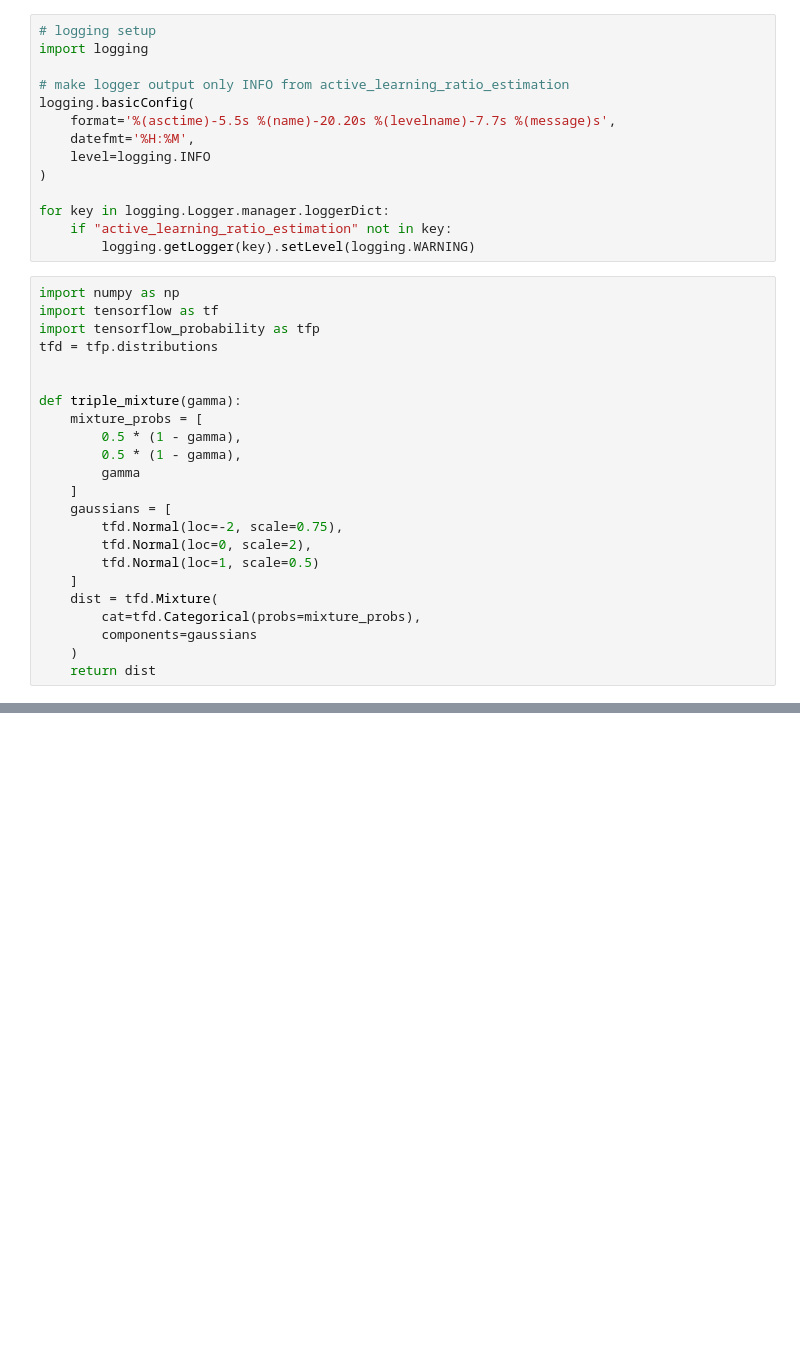
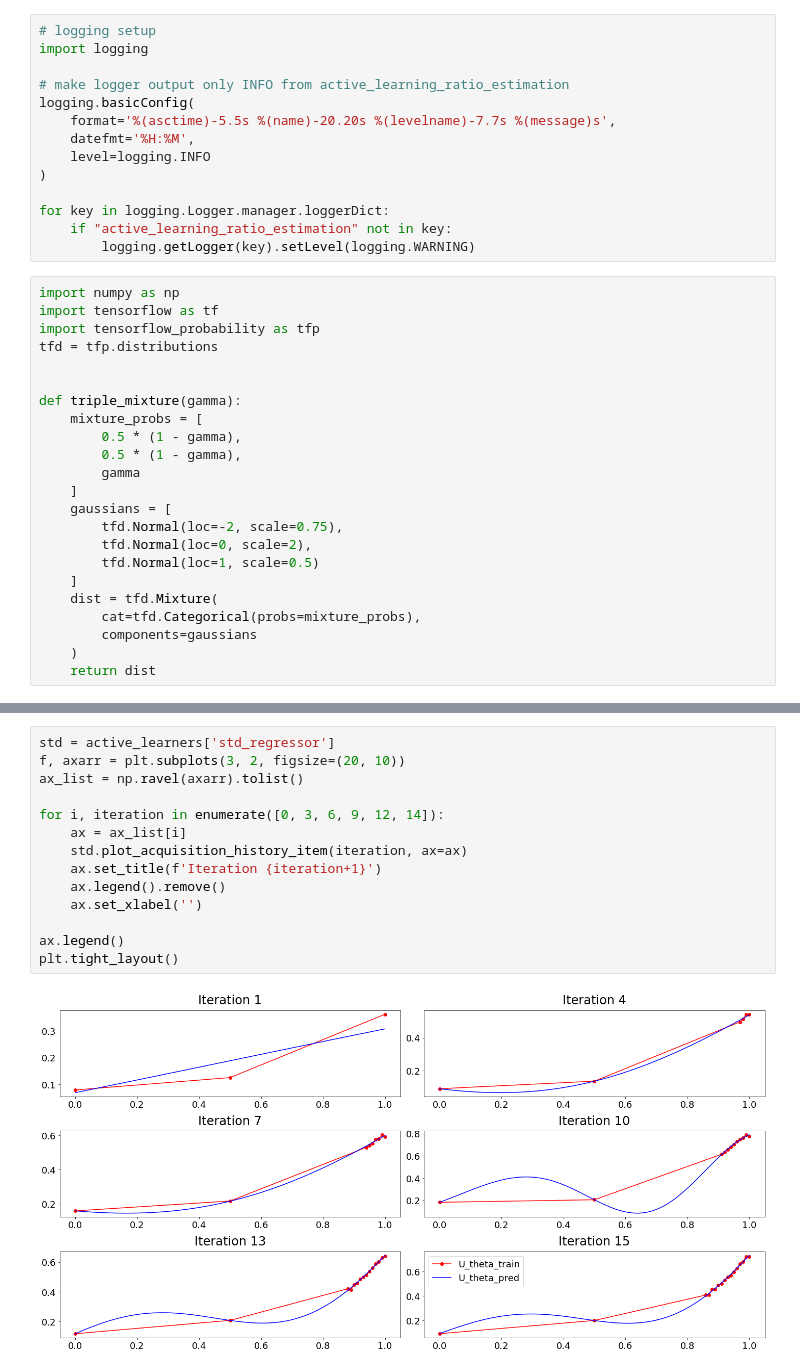
Before and after one commit to cjs220/active_learning_ratio_estimation, a Jupyter notebook: examples/active_learning_mixtures.ipynb, the cells around one changed output, grey strips where cells are left out. Cells and saved outputs as stored; diff of their text form; blank space fills up the shorter version.

```diff
--- a/examples/active_learning_mixtures.ipynb
+++ b/examples/active_learning_mixtures.ipynb
@@ -143,0 +201,16 @@ plt.legend()
+# %%
+std = active_learners['std_regressor']
+f, axarr = plt.subplots(3, 2, figsize=(20, 10))
+ax_list = np.ravel(axarr).tolist()
+
+for i, iteration in enumerate([0, 3, 6, 9, 12, 14]):
+    ax = ax_list[i]
+    std.plot_acquisition_history_item(iteration, ax=ax)
+    ax.set_title(f'Iteration {iteration+1}')
+    ax.legend().remove()
+    ax.set_xlabel('')
+
+ax.legend()
+plt.tight_layout()
+# %% [output]
+[figure, added]
```
Also changed, not shown: parts of 6 cells of this notebook.
